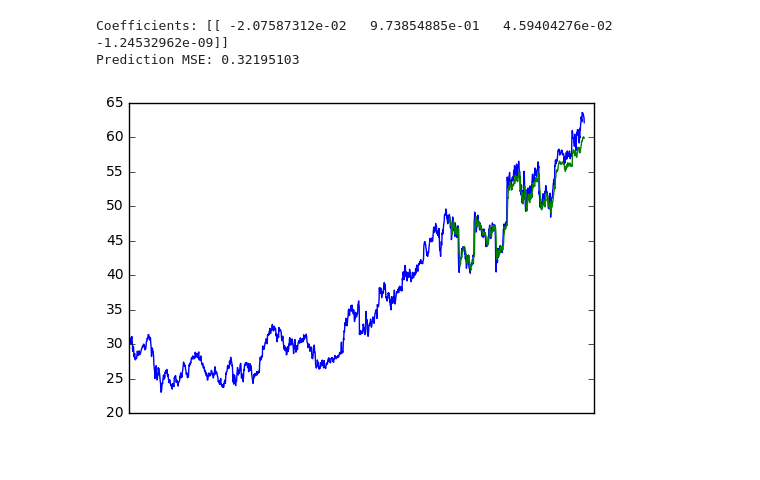
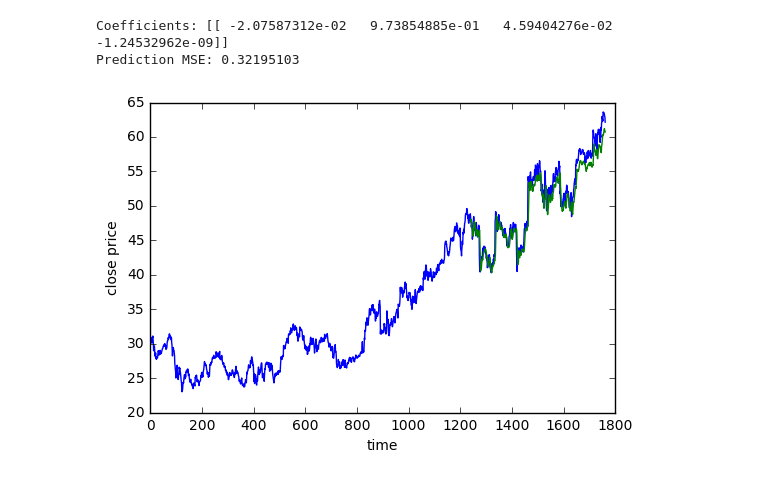
Before and after one commit to Monfffy/StcokPrice, a Jupyter notebook: Project2-StcokPricePrediction.ipynb, the cells around one changed output. Saved outputs shown, nothing was run; the diff lists cells and outputs as text; code cells hidden in the pictures.

```diff
--- a/Project2-StcokPricePrediction.ipynb
+++ b/Project2-StcokPricePrediction.ipynb
@@ -428,13 +433,15 @@ Prediction MSE: 0.32195103
 # %%
 testPredict = testPredict.reshape(len(testPredict),1)
 testPredictPlot = np.empty_like(companyStock)
 testPredictPlot[:, :] = np.nan
 testPredictPlot[len(companyStock)-len(testPredict):len(companyStock),:] = testPredict
 
 # plot baseline and predictions
 plt.plot(companyStock)
 plt.plot(testPredictPlot)
-plt.xticks(())
+plt.xticks()
+plt.xlabel('time')
+plt.ylabel('close price')
 plt.show()
 # %% [output]
-[figure, old version]
+[figure, new version]
```
Also changed, not shown: parts of 41 cells of this notebook.
